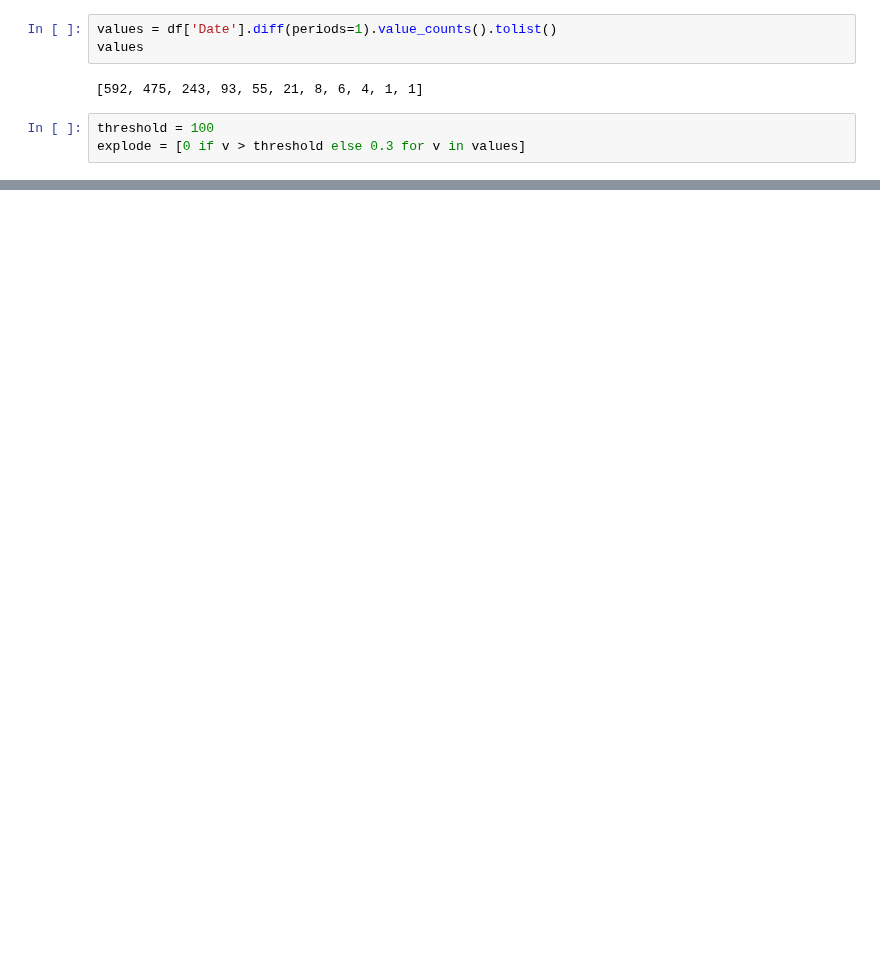
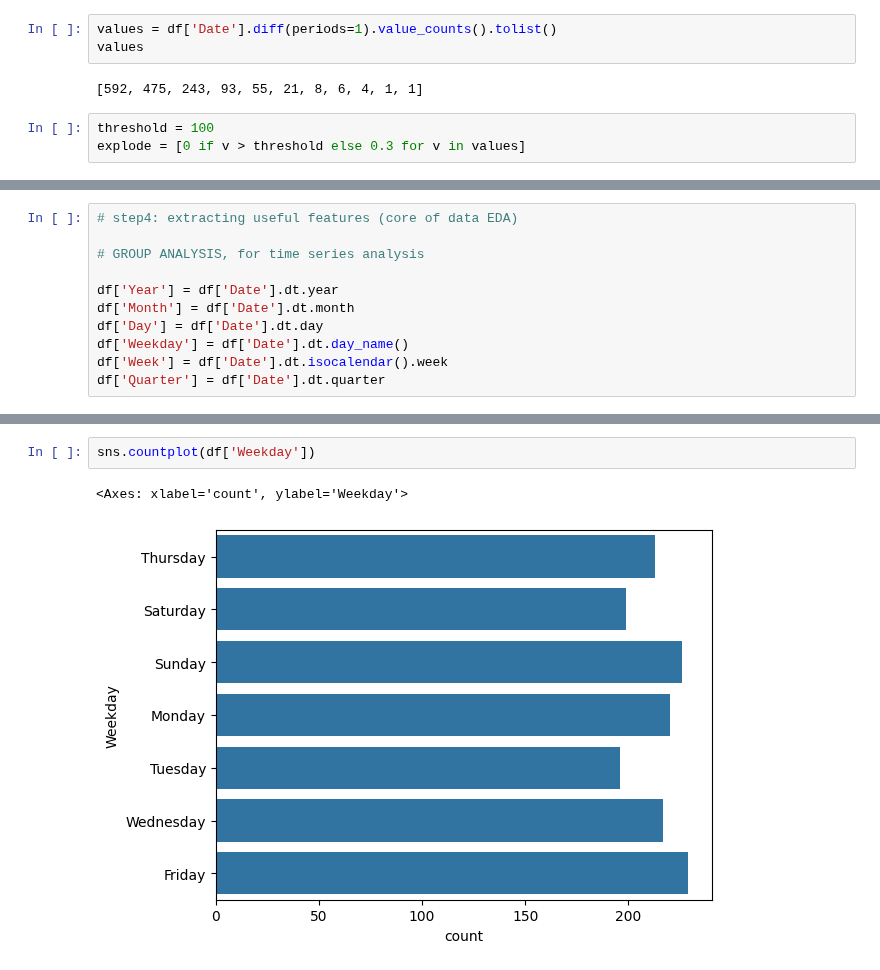
Before and after one commit to SakshiKhatiwada/Python, a Jupyter notebook: Machine-Learning/d4-univariate-analysis-self.ipynb, the cells around one changed output, grey strips where cells are left out. Saved outputs shown, nothing was run; the diff lists cells and outputs as text; blank space fills up the shorter version.

```diff
--- a/Machine-Learning/d4-univariate-analysis-self.ipynb
+++ b/Machine-Learning/d4-univariate-analysis-self.ipynb
@@ -124,0 +171,11 @@ Name: Date, Length: 1500, dtype: timedelta64[ns]
+# %%
+# step4: extracting useful features (core of data EDA)
+
+# GROUP ANALYSIS, for time series analysis
+
+df['Year'] = df['Date'].dt.year
+df['Month'] = df['Date'].dt.month
+df['Day'] = df['Date'].dt.day
+df['Weekday'] = df['Date'].dt.day_name()
+df['Week'] = df['Date'].dt.isocalendar().week
+df['Quarter'] = df['Date'].dt.quarter
@@ -124,0 +191,5 @@ Name: Date, Length: 1500, dtype: timedelta64[ns]
+# %%
+sns.countplot(df['Weekday'])
+# %% [output]
+<Axes: xlabel='count', ylabel='Weekday'>
+[figure, added]
```
Also changed, not shown: parts of 17 cells of this notebook.
